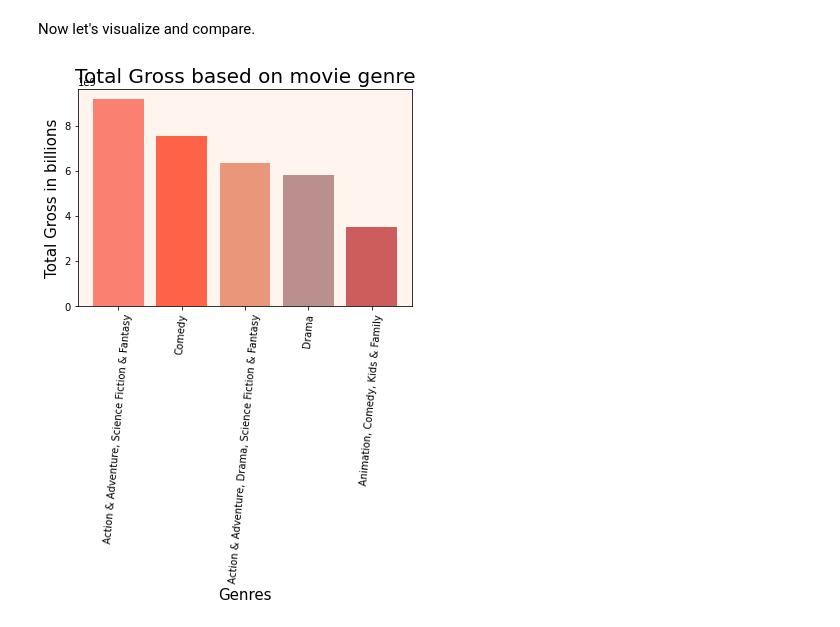
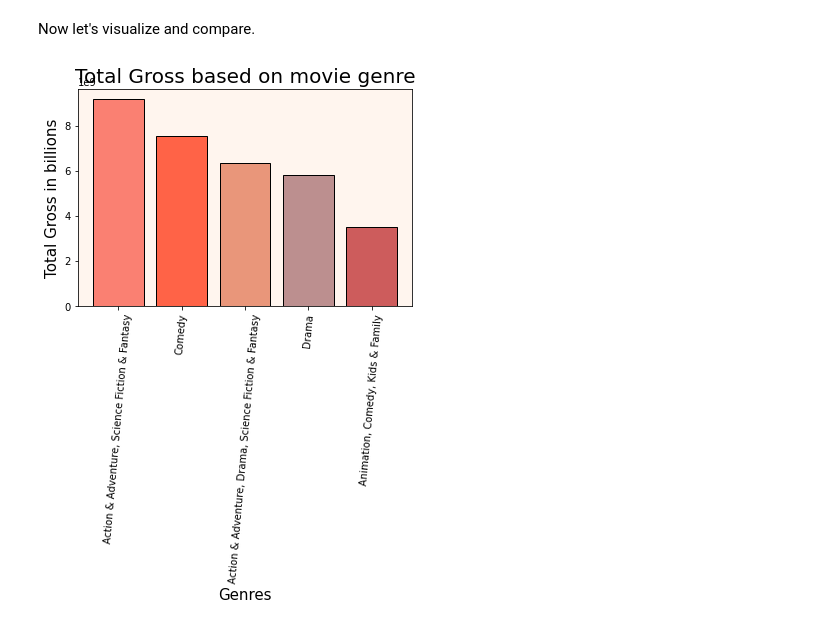
Before and after one commit to edgarbarr1/Microsoft-Insights, a Jupyter notebook: Microsoft Insights.ipynb, the cells around one changed output. Saved outputs shown, nothing was run; the diff lists cells and outputs as text; code cells hidden in the pictures.

```diff
--- a/Microsoft Insights.ipynb
+++ b/Microsoft Insights.ipynb
@@ -301,13 +314,13 @@ df_genres.head()
 # %% [markdown]
 Now let's visualize and compare.
 # %%
-plt.bar(df_genres['genres'][:5], df_genres['total_gross'][:5], color = red_color_palette)
+plt.bar(df_genres['genres'][:5], df_genres['total_gross'][:5], color = red_color_palette, edgecolor='black')
 plt.title('Total Gross based on movie genre', size = 20)
 plt.xticks(rotation = 85, size = 10)
 plt.yticks(size = 10)
 plt.xlabel('Genres', size = 15)
 plt.ylabel('Total Gross in billions', size=15)
 plt.savefig('top_genres_bar.png')
 plt.show()
 # %% [output]
-[figure, old version]
+[figure, new version]
```
Also changed, not shown: parts of 11 cells of this notebook, 13 other files.
